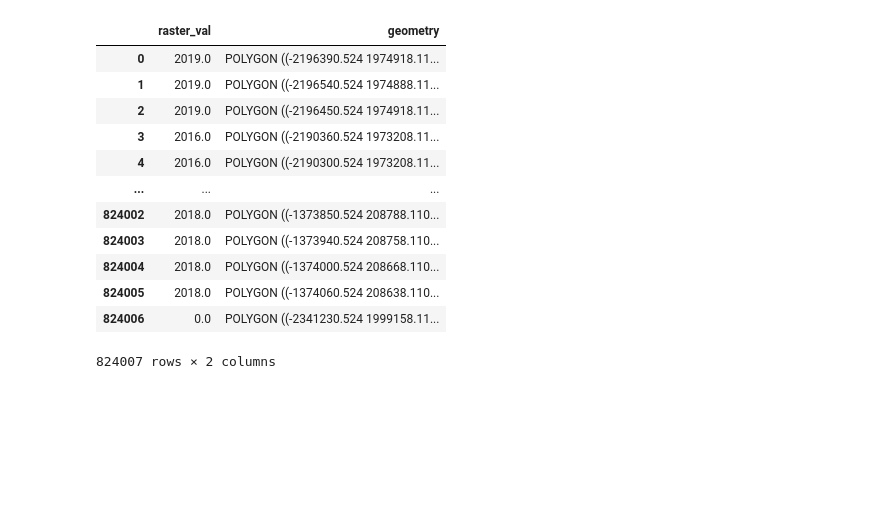
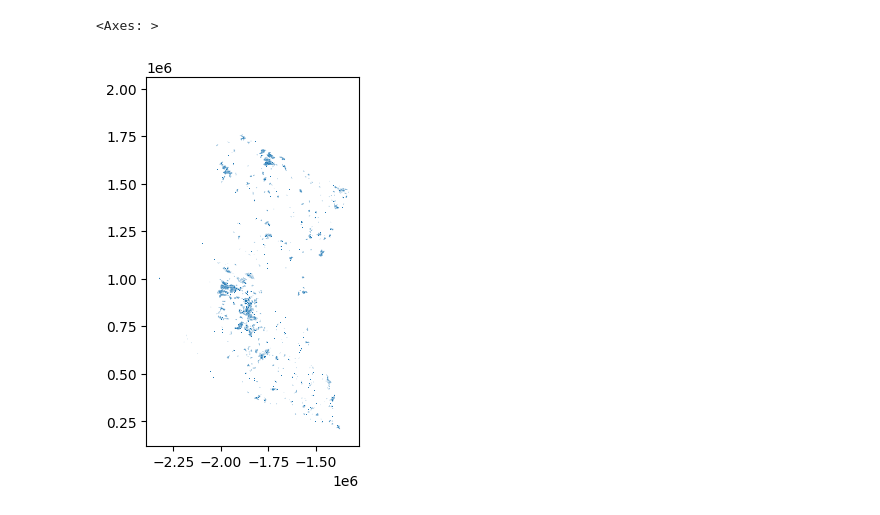
Before and after one commit to josephbuckingham/GIS-270, a Jupyter notebook: python_notebooks/vector_visualisations/visuaize.ipynb, the cells around one changed output. Saved outputs shown, nothing was run; the diff lists cells and outputs as text; code cells hidden in the pictures; blank space fills up the shorter version.

```diff
--- a/python_notebooks/vector_visualisations/visuaize.ipynb
+++ b/python_notebooks/vector_visualisations/visuaize.ipynb
@@ -3,17 +4,6 @@ import geopandas as gpd
 # %%
-fire = gpd.read_file('../raster_to_vector/output/forest_fire/forest_fire.shp')
-fire
+fire = gpd.read_file('../../processing/fire_polygon/fire_polygon.shp')
+fire.plot()
 # %% [output]
-|  | raster_val | geometry |
-| 0 | 2019.0 | POLYGON ((-2196390.524 1974918.11... |
-| 1 | 2019.0 | POLYGON ((-2196540.524 1974888.11... |
-| 2 | 2019.0 | POLYGON ((-2196450.524 1974918.11... |
-| 3 | 2016.0 | POLYGON ((-2190360.524 1973208.11... |
-| 4 | 2016.0 | POLYGON ((-2190300.524 1973208.11... |
-| ... | ... | ... |
-| 824002 | 2018.0 | POLYGON ((-1373850.524 208788.110... |
-| 824003 | 2018.0 | POLYGON ((-1373940.524 208758.110... |
-| 824004 | 2018.0 | POLYGON ((-1374000.524 208668.110... |
-| 824005 | 2018.0 | POLYGON ((-1374060.524 208638.110... |
-| 824006 | 0.0 | POLYGON ((-2341230.524 1999158.11... |
-824007 rows × 2 columns
+<Axes: >
+[figure, added]
```
Also changed, not shown: parts of 22 cells of this notebook, 16 other files.
